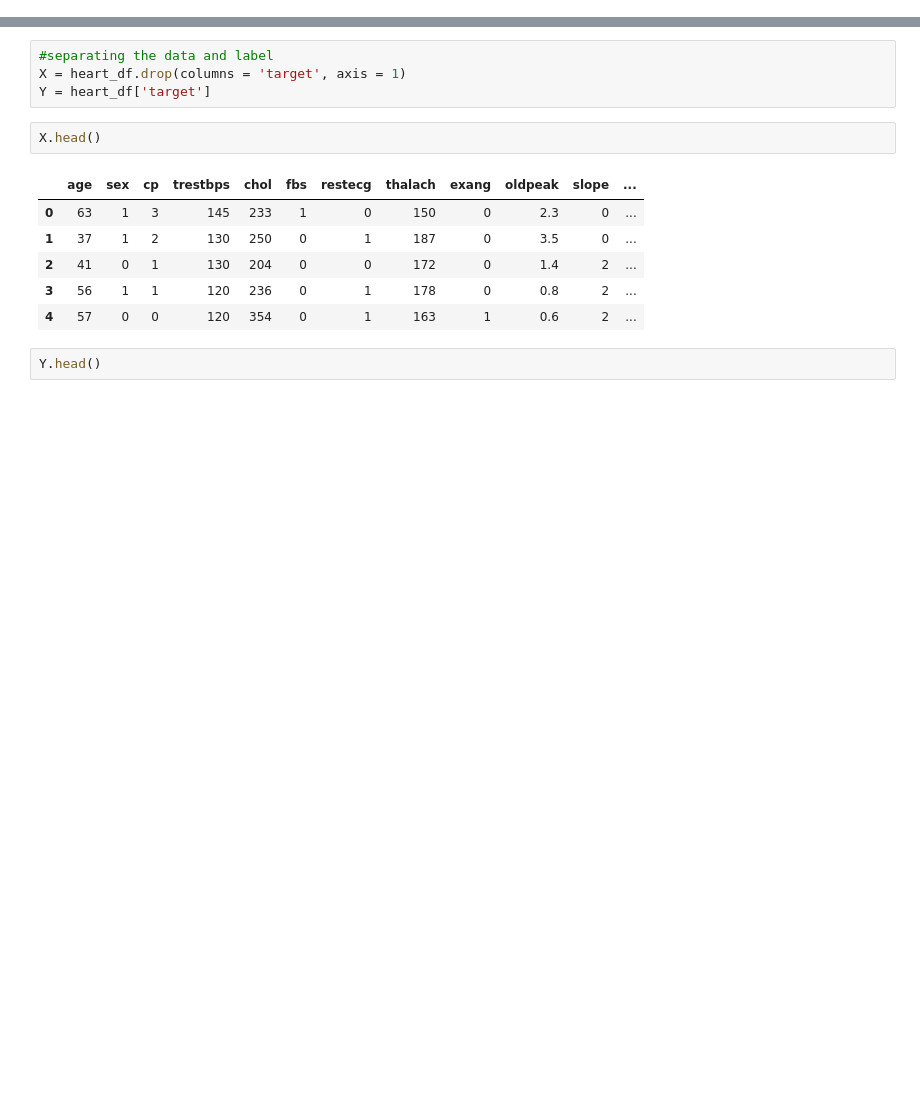
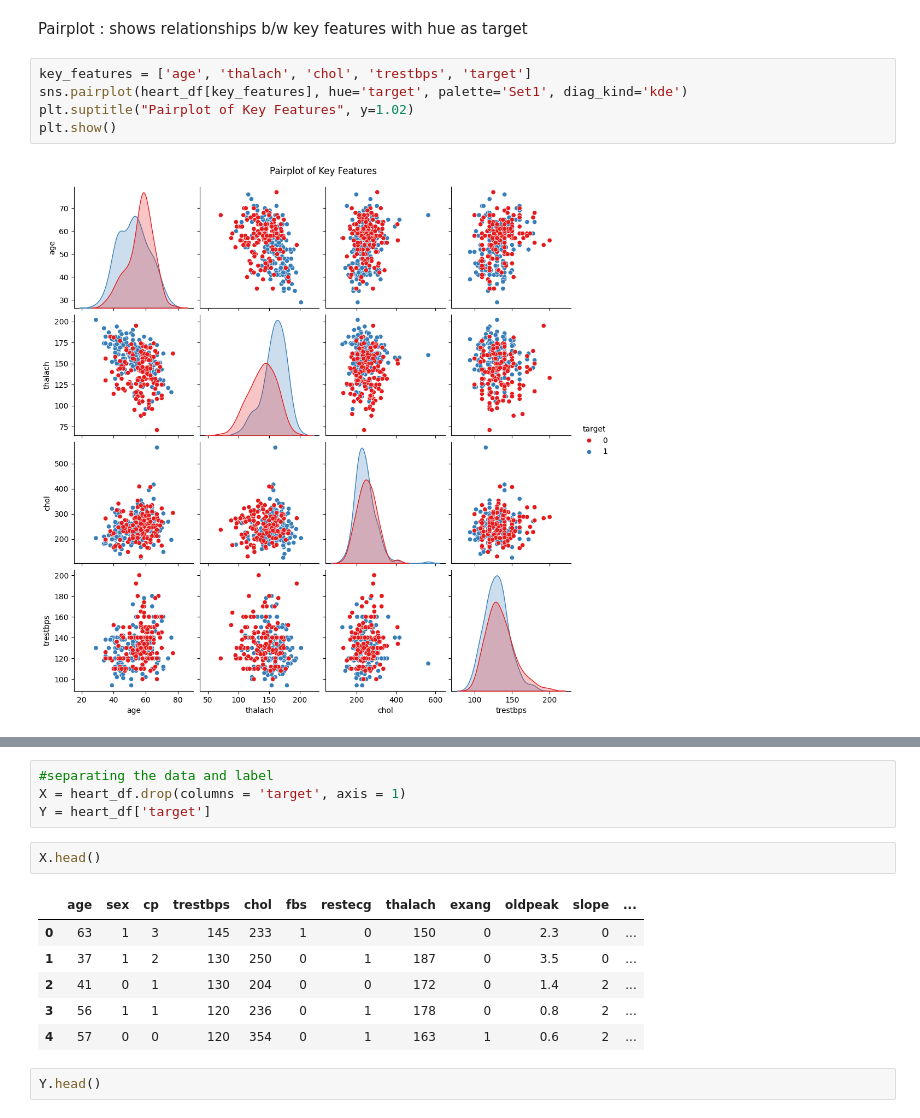
Before and after one commit to gurpreet2007/Heart_Disease_Prediction, a Jupyter notebook: notebook/HeartExploration.ipynb, the cells around one changed output, grey strips where cells are left out. Drawn from its saved outputs; the diff is of its cells as text; blank space fills up the shorter version.

```diff
--- a/notebook/HeartExploration.ipynb
+++ b/notebook/HeartExploration.ipynb
@@ -80,0 +210,9 @@ corr
+# %% [markdown]
+Pairplot : shows relationships b/w key features with hue as target
+# %%
+key_features = ['age', 'thalach', 'chol', 'trestbps', 'target']
+sns.pairplot(heart_df[key_features], hue='target', palette='Set1', diag_kind='kde')
+plt.suptitle("Pairplot of Key Features", y=1.02)
+plt.show()
+# %% [output]
+[figure, added]
```
Also changed, not shown: parts of 69 cells of this notebook, 9 other files.
